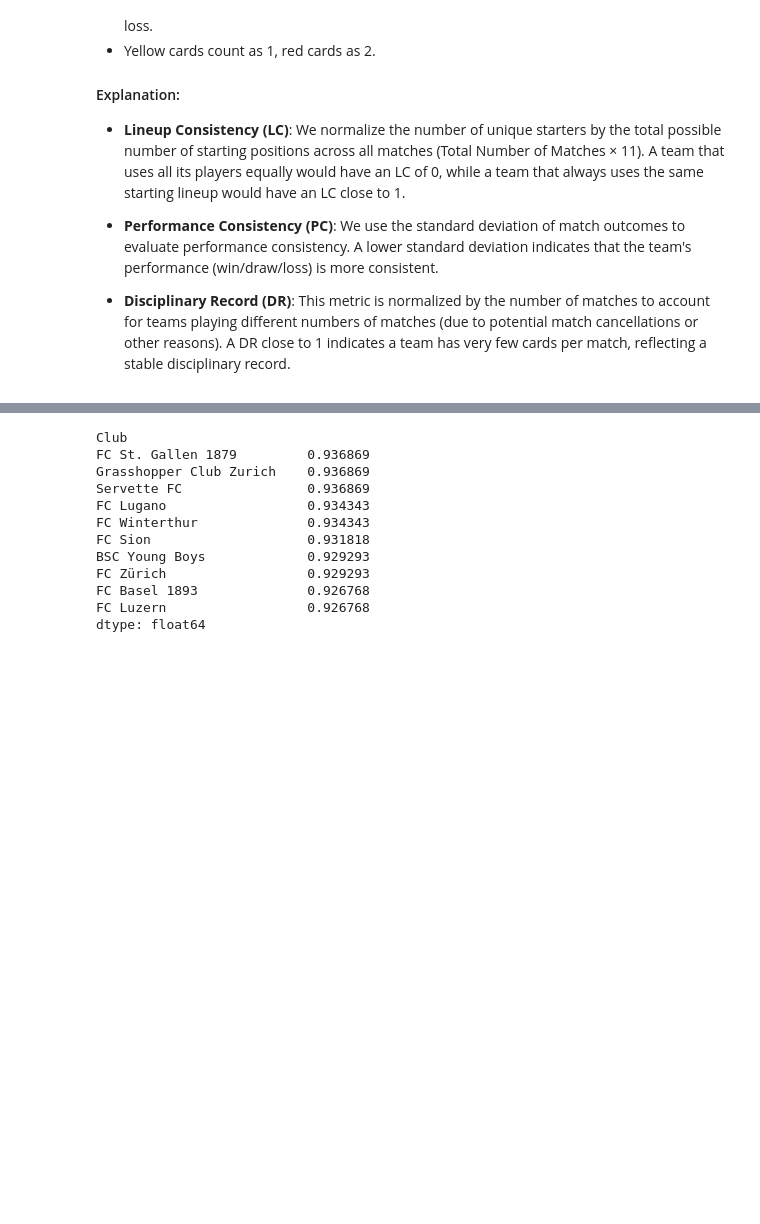
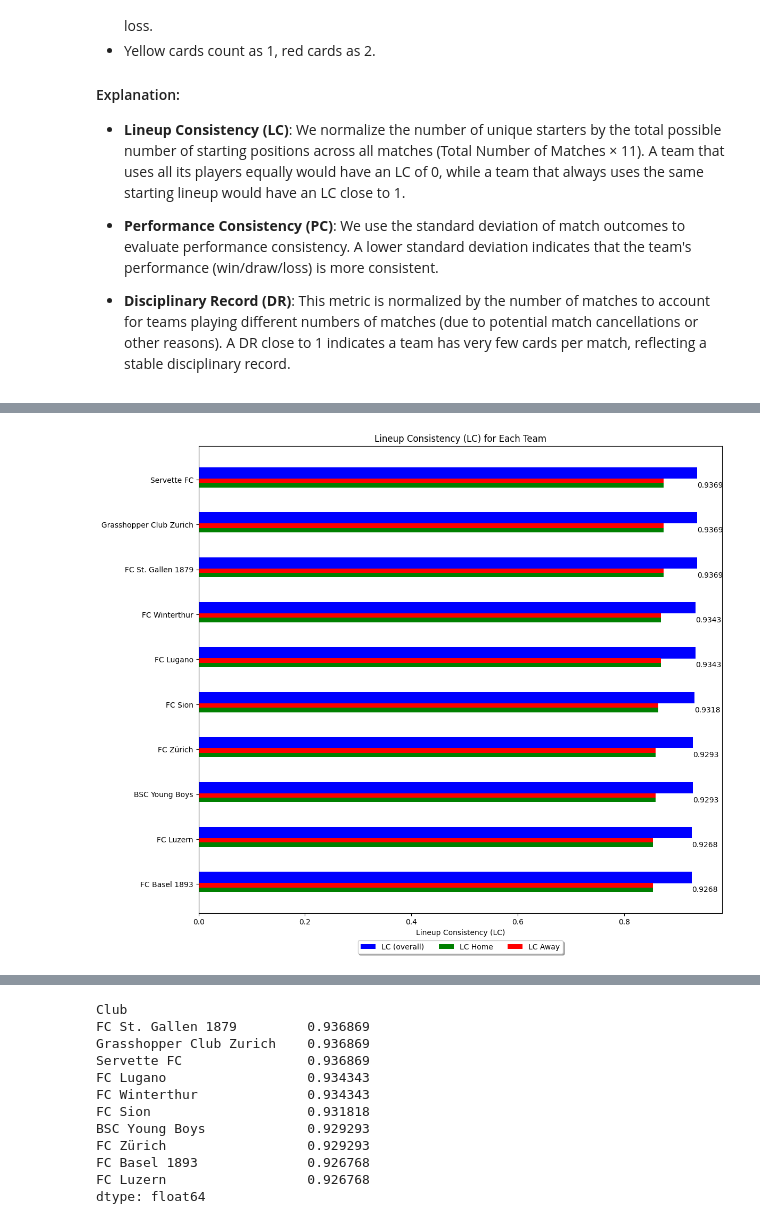
Before and after one commit to heinimoreno/PBL_RA_MH, a Jupyter notebook: Data_Analysis.ipynb, the cells around one changed output, grey strips where cells are left out. Drawn from its saved outputs; the diff is of its cells as text; code cells hidden in the pictures; blank space fills up the shorter version.

Commit message:
defined first parameter LineUp Consistency (LC) of the Stability Index (SI) incl. visualisation

```diff
--- a/Data_Analysis.ipynb
+++ b/Data_Analysis.ipynb
@@ -424,0 +444,13 @@ The Stability Index (SI) aims to quantify the consistency and reliability of a s
+# %%
+# Step 1: Count the number of unique starters for each team
+unique_starters = lineups_SL[lineups_SL['Status'] == 'Starting'].groupby('Club')['Player'].nunique()
+
+# Step 2: Count the total number of matches for each team for parameter LC
+total_matches = pd.concat([m_info_SL['Home Team'], m_info_SL['Away Team']]).value_counts() #LC (overall)
+total_home_matches = m_info_SL['Home Team'].value_counts() #subparameter LC Home
+total_away_matches = m_info_SL['Away Team'].value_counts() #subparameter LC Away
+
+# Step 3: Calculate the LC for each team -> normalization [0, 1]
+LC = 1 - (unique_starters / (total_matches * 11)) #LC (overall)
+LC_home = 1 - (unique_starters / (total_home_matches * 11)) #subparameter LC Home
+LC_away = 1 - (unique_starters / (total_away_matches * 11)) #subparameter LC Away
@@ -424,0 +480,45 @@ The Stability Index (SI) aims to quantify the consistency and reliability of a s
+# %%
+import matplotlib.pyplot as plt
+import numpy as np
+
+# concatenate LC, LC_home, and LC_away into 1 DataFrame
+LC_values = pd.concat([LC, LC_home, LC_away], axis=1)
+LC_values.columns = ['LC', 'LC Home', 'LC Away']
+
+
+# Adjusting the column names to match the DataFrame for the bar chart plotting
+LC_sorted.columns = ['LC_overall', 'LC_Home', 'LC_Away']
+LC_sorted = LC_sorted.sort_values(by='LC_overall', ascending=True)
+
+# Plotting the bar chart according to the specified requirements
+fig, ax = plt.subplots(figsize=(12, 10))
+
+# Set the positions of the bars
+indices = np.arange(len(LC_sorted))
+blue_bar_width = 0.25  # thicker width for the blue bar
+green_red_bar_width = 0.1  # width for the green and red bars
+
+# Plot each LC value with the blue bar on top
+ax.barh(indices + blue_bar_width / 1.7, LC_sorted['LC_overall'], height=blue_bar_width, color='blue', label='LC (overall)')
+ax.barh(indices - blue_bar_width / 2, LC_sorted['LC_Home'], height=green_red_bar_width, color='green', label='LC Home')
+ax.barh(indices - blue_bar_width / 2 + green_red_bar_width, LC_sorted['LC_Away'], height=green_red_bar_width, color='red', label='LC Away')
+
+# Add labels and title
+ax.set_xlabel('Lineup Consistency (LC)')
+ax.set_title('Lineup Consistency (LC) for Each Team')
+
+# Adding the exact value of the blue bars in the graph
+for index, value in enumerate(LC_sorted['LC_overall']):
+    ax.text(value, index - blue_bar_width / 2, f"{value:.4f}", va='center', ha='left')
+
+# Set the y-ticks to the middle of the group of bars for each team
+ax.set(yticks=indices, yticklabels=LC_sorted.index)
+ax.legend()
+
+# Place the legend outside the graph, at the lower left
+ax.legend(loc='upper center', bbox_to_anchor=(0.5, -0.05), fancybox=True, shadow=True, ncol=5)
+
+plt.tight_layout()
+plt.show()
+# %% [output]
+[figure, added]
```
Also changed, not shown: parts of 9 cells of this notebook.
